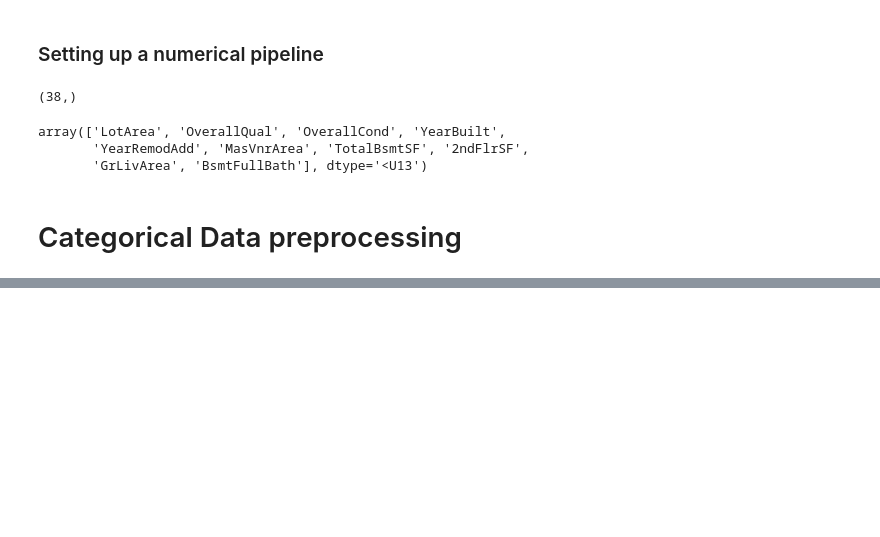
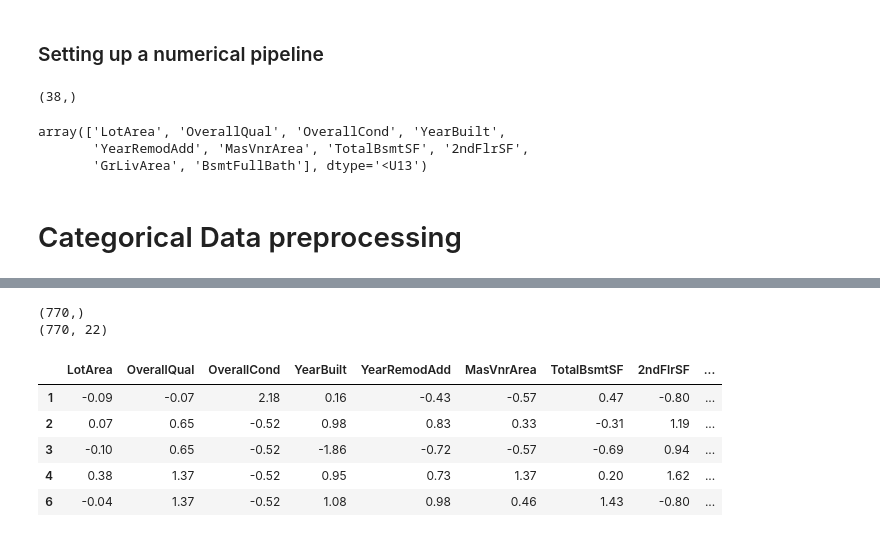
Before and after one commit to Justdek-code/data-science, a Jupyter notebook: house_prices_prediction/house_prices_prediction_attempt3.ipynb, the cells around one changed output, grey strips where cells are left out. Cells and saved outputs as stored; diff of their text form; code cells hidden in the pictures; blank space fills up the shorter version.

```diff
--- a/house_prices_prediction/house_prices_prediction_attempt3.ipynb
+++ b/house_prices_prediction/house_prices_prediction_attempt3.ipynb
@@ -221,0 +283,15 @@ array(['LotArea', 'OverallQual', 'OverallCond', 'YearBuilt',
+# %%
+print(clf_target.shape)
+print(clf_train.shape)
+# %% [output]
+(770,)
+(770, 22)
+# %%
+clf_train.head()
+# %% [output]
+|  | LotArea | OverallQual | OverallCond | YearBuilt | YearRemodAdd | MasVnrArea | TotalBsmtSF | 2ndFlrSF | ... |
+| 1 | -0.09 | -0.07 | 2.18 | 0.16 | -0.43 | -0.57 | 0.47 | -0.80 | ... |
+| 2 | 0.07 | 0.65 | -0.52 | 0.98 | 0.83 | 0.33 | -0.31 | 1.19 | ... |
+| 3 | -0.10 | 0.65 | -0.52 | -1.86 | -0.72 | -0.57 | -0.69 | 0.94 | ... |
+| 4 | 0.38 | 1.37 | -0.52 | 0.95 | 0.73 | 1.37 | 0.20 | 1.62 | ... |
+| 6 | -0.04 | 1.37 | -0.52 | 1.08 | 0.98 | 0.46 | 1.43 | -0.80 | ... |
```
Also changed, not shown: parts of 30 cells of this notebook.
